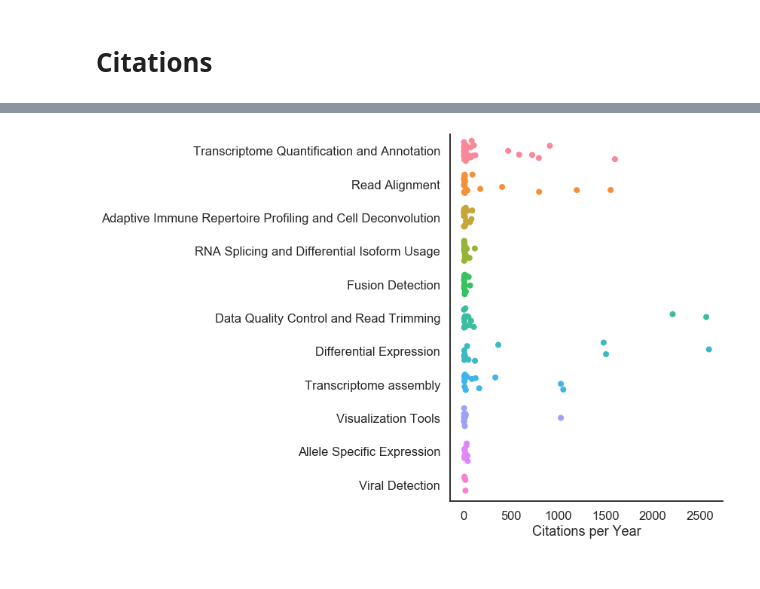
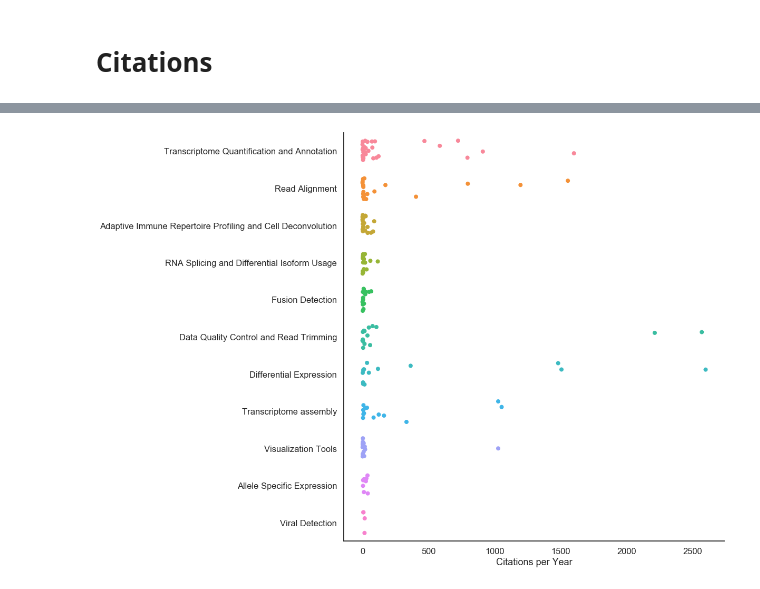
Before and after one commit to LizChang/RNA_seq_figures, a Jupyter notebook: notebooks/RNA_Seq_table.ipynb, the cells around one changed output, grey strips where cells are left out. Drawn from its saved outputs; the diff is of its cells as text; code cells hidden in the pictures.

```diff
--- a/notebooks/RNA_Seq_table.ipynb
+++ b/notebooks/RNA_Seq_table.ipynb
@@ -442,0 +444,25 @@ plt.savefig('../figures/citation.png', bbox_inches='tight', pad_inches=.5)
+# %%
+citation=pd.read_csv('../data/citation_sort.csv')
+plt.figure(figsize=(17,12))
+
+sns.set_style('white')
+sns.set_context('talk')
+
+
+ax = sns.stripplot(data = citation, x = 'category', y = 'citation_per_year',
+                   order=['Transcriptome Quantification and Annotation','Read Alignment',
+                          'Adaptive Immune Repertoire Profiling and Cell Deconvolution',
+                          'RNA Splicing and Differential Isoform Usage','Fusion Detection',
+                          'Data Quality Control and Read Trimming',
+                          'Differential Expression','Transcriptome assembly',
+                          'Visualization Tools','Allele Specific Expression',
+                          'Viral Detection'],
+                   size=8, jitter=.3)
+
+labels = ax.get_xticklabels()
+ax.set_xticklabels(labels, rotation=50, ha="right", fontsize=18)
+ax.set(xlabel = '', ylabel = "Citations per Year")
+plt.tight_layout()
+sns.despine()
+
+#plt.savefig('../figures/citation_sort.png', bbox_inches='tight', pad_inches=.5)
@@ -443,26 +471,27 @@ plt.savefig('../figures/citation.png', bbox_inches='tight', pad_inches=.5)
 # %%
 citation=pd.read_csv('../data/citation_sort.csv')
-plt.figure(figsize=(12,8))
+plt.figure(figsize=(17,12))
 
 sns.set_style('white')
 sns.set_context('talk')
 
 
 ax = sns.stripplot(data = citation, y = 'category', x = 'citation_per_year',
                    order=['Transcriptome Quantification and Annotation','Read Alignment',
                           'Adaptive Immune Repertoire Profiling and Cell Deconvolution',
                           'RNA Splicing and Differential Isoform Usage','Fusion Detection',
                           'Data Quality Control and Read Trimming',
                           'Differential Expression','Transcriptome assembly',
                           'Visualization Tools','Allele Specific Expression',
                           'Viral Detection'],
                    size=8, jitter=.3)
 
-
-ax.set(xlabel = 'Citations per Year', ylabel = "")
+labels = ax.get_xticklabels()
+#ax.set_xticklabels(labels, rotation=50, ha="right", fontsize=18)
+ax.set(ylabel = '', xlabel = "Citations per Year")
 plt.tight_layout()
 sns.despine()
 
 plt.savefig('../figures/citation_sort.png', bbox_inches='tight', pad_inches=.5)
 # %% [output]
-[figure, old version]
+[figure, new version]
```
Also changed, not shown: parts of 7 cells of this notebook, 10 other files.
